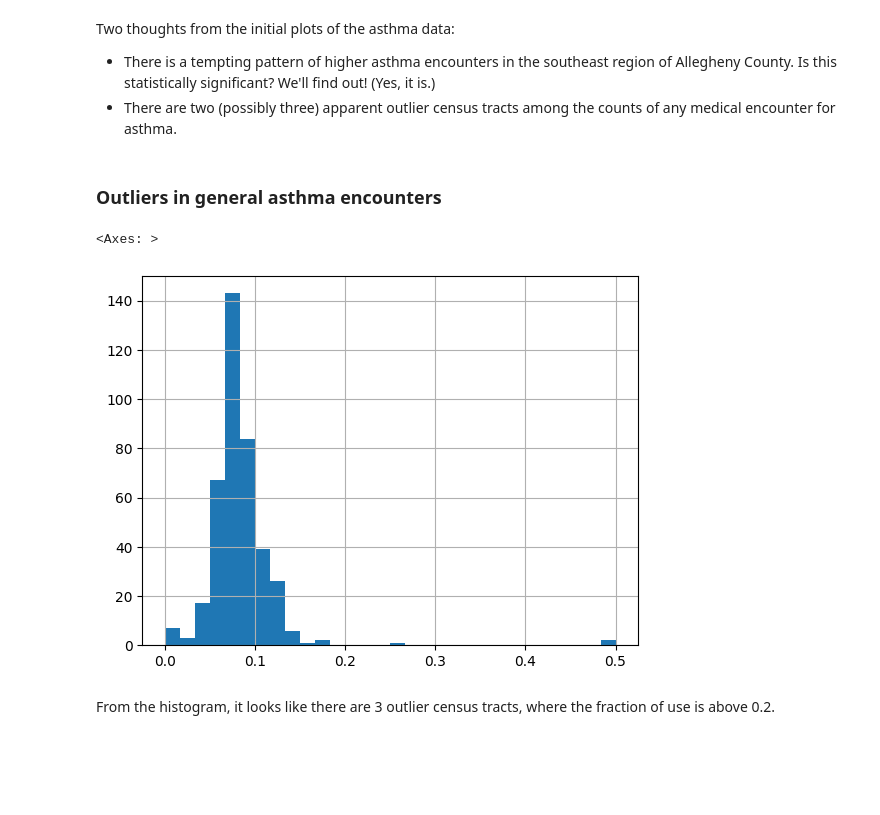
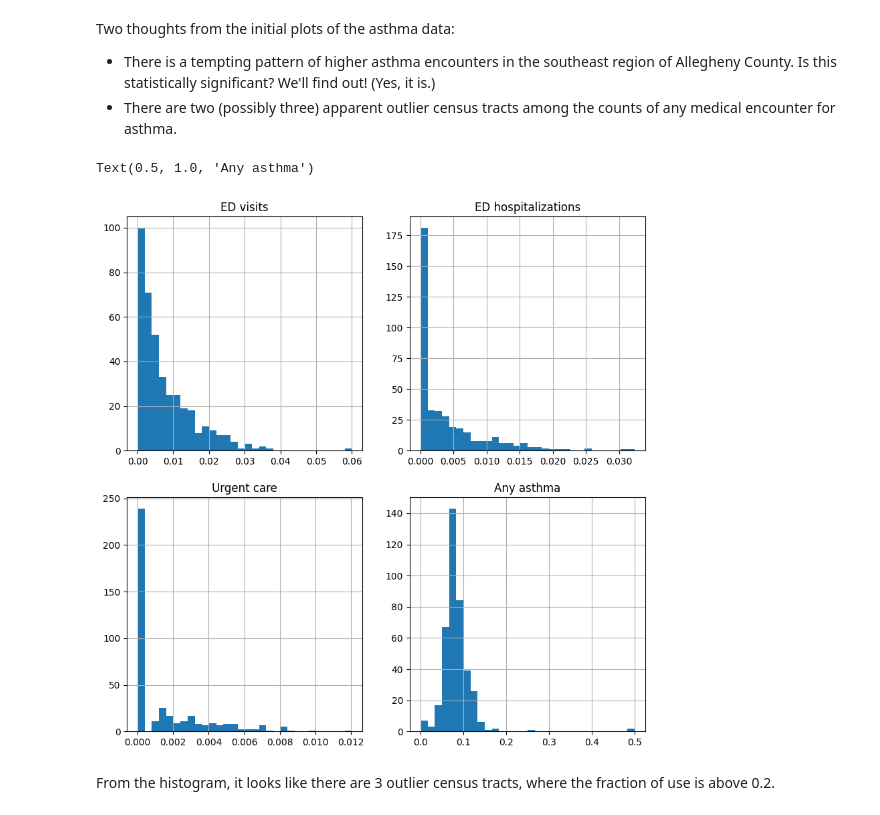
Before and after one commit to eli-goodfriend/air_brain, a Jupyter notebook: notebooks/WIP Asthma vs PM25.ipynb, the cells around one changed output. Saved outputs shown, nothing was run; the diff lists cells and outputs as text; code cells hidden in the pictures; blank space fills up the shorter version.

```diff
--- a/notebooks/WIP Asthma vs PM25.ipynb
+++ b/notebooks/WIP Asthma vs PM25.ipynb
@@ -39,9 +42,26 @@ as well as the total number of children who could have had a recorded medical en
 # %%
 # import the childhood asthma healthcare utilization data
 asthma = pd.read_csv(data_dir / "asthma.csv")
+
+# ED hospitalizations should be a subset of ED visits
+# so if ED_visits < ED_hosp, set ED_visits to ED_hosp
+asthma.loc[asthma.ED_visits < asthma.ED_hosp, "ED_visits"] = asthma.loc[asthma.ED_visits < asthma.ED_hosp, "ED_hosp"]
+
 # convert all counts to fractions of potential patients
 for col in ["ED_visits", "ED_hosp", "UC_visits", "Asthma_use"]:
     asthma["{}_frac".format(col)] = asthma[col] / asthma.Total_members
+# of children with any asthma related encounter, how many had an emergency/urgent visit?
+# if no asthma related encounter, fill with 0
+for col in ["ED_visits", "ED_hosp", "UC_visits"]:
+    asthma["{}_usefrac".format(col)] = (asthma[col] / asthma.Asthma_use).fillna(0)
+# of children with an asthma related ED visit, how many were hospitalized?
+# if no asthma related ED visit, fill with 0
+asthma["ED_hosp_visitfrac"] = (asthma.ED_hosp / asthma.ED_visits).fillna(0)
+
+dep_vars = ["ED_visits_frac", "ED_hosp_frac", "UC_visits_frac", "Asthma_use_frac",
+            "ED_visits_usefrac", "ED_hosp_usefrac", "UC_visits_usefrac",
+            "ED_hosp_visitfrac",
+           ]
 # %%
 # add on the 2010 census tract geography for plotting
 asthma_gpd = tracts.merge(asthma, left_on="GEOID10", right_on="Census_tract", how="right", validate="1:1")
@@ -63,15 +83,20 @@ Text(0.5, 1.0, 'Any asthma')
 Two thoughts from the initial plots of the asthma data:
 - There is a tempting pattern of higher asthma encounters in the southeast region of Allegheny County. Is this statistically significant? We'll find out! (Yes, it is.)
 - There are two (possibly three) apparent outlier census tracts among the counts of any medical encounter for asthma.
-# %% [markdown]
-### Outliers in general asthma encounters
 # %%
-# TODO all 4 measures, to check outliers as well as normality
-# histogram of the fraction of general asthma encounters
-asthma.Asthma_use_frac.hist(bins=30)
+# histograms of asthma data to inspect for outliers
+fig, axs = plt.subplots(2, 2, figsize=(10, 10))
+asthma["ED_visits_frac"].hist(bins=30, ax=axs[0,0])
+axs[0,0].set_title("ED visits")
+asthma["ED_hosp_frac"].hist(bins=30, ax=axs[0,1])
+axs[0,1].set_title("ED hospitalizations")
+asthma["UC_visits_frac"].hist(bins=30, ax=axs[1,0])
+axs[1,0].set_title("Urgent care")
+asthma["Asthma_use_frac"].hist(bins=30, ax=axs[1,1])
+axs[1,1].set_title("Any asthma")
 # %% [output]
-<Axes: >
+Text(0.5, 1.0, 'Any asthma')
-[figure, old version]
+[figure, new version]
 # %% [markdown]
 From the histogram, it looks like there are 3 outlier census tracts, where the fraction of use is above 0.2.
 # %%
```
Also changed, not shown: parts of 17 cells of this notebook, 1 other file.
